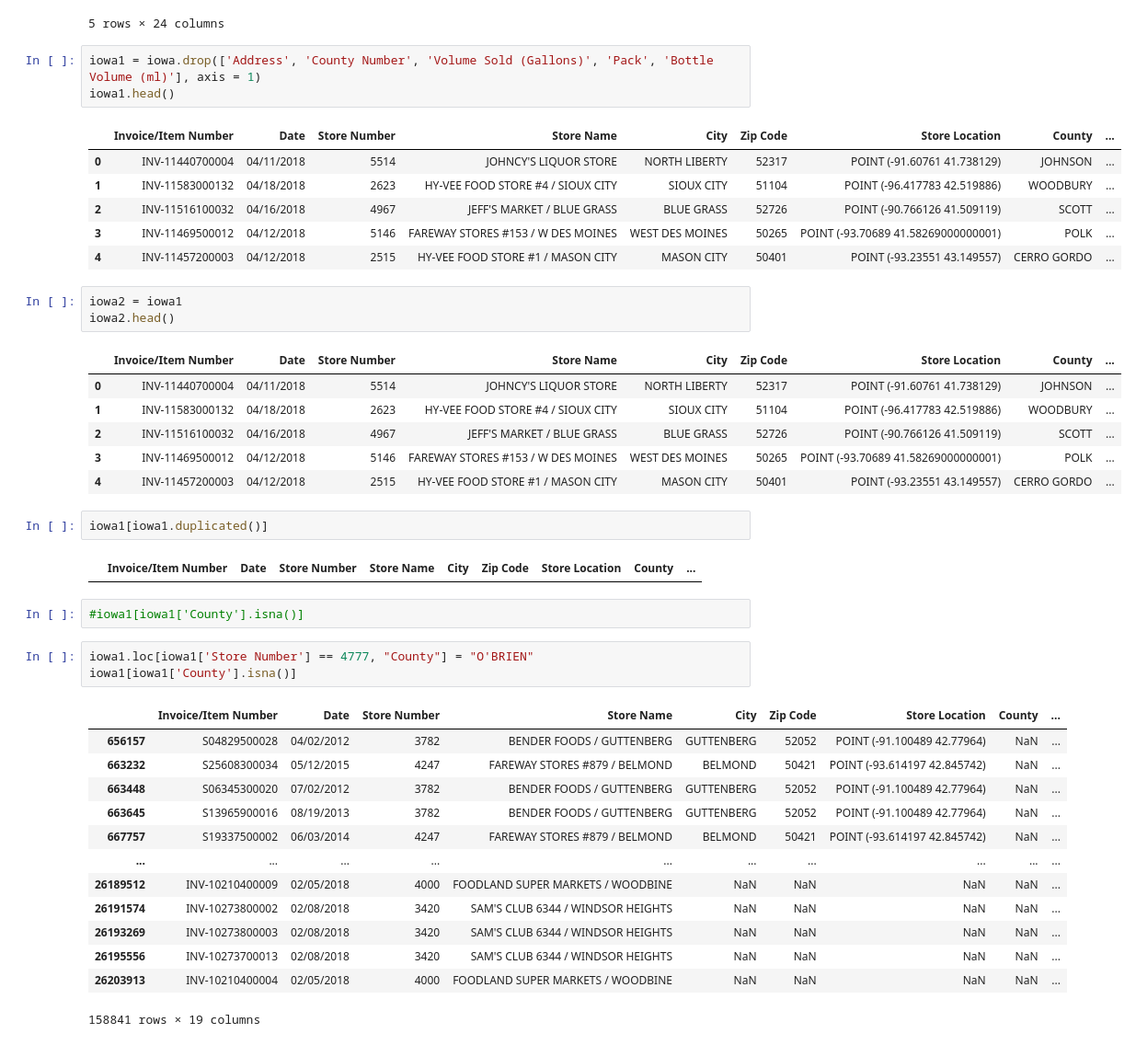
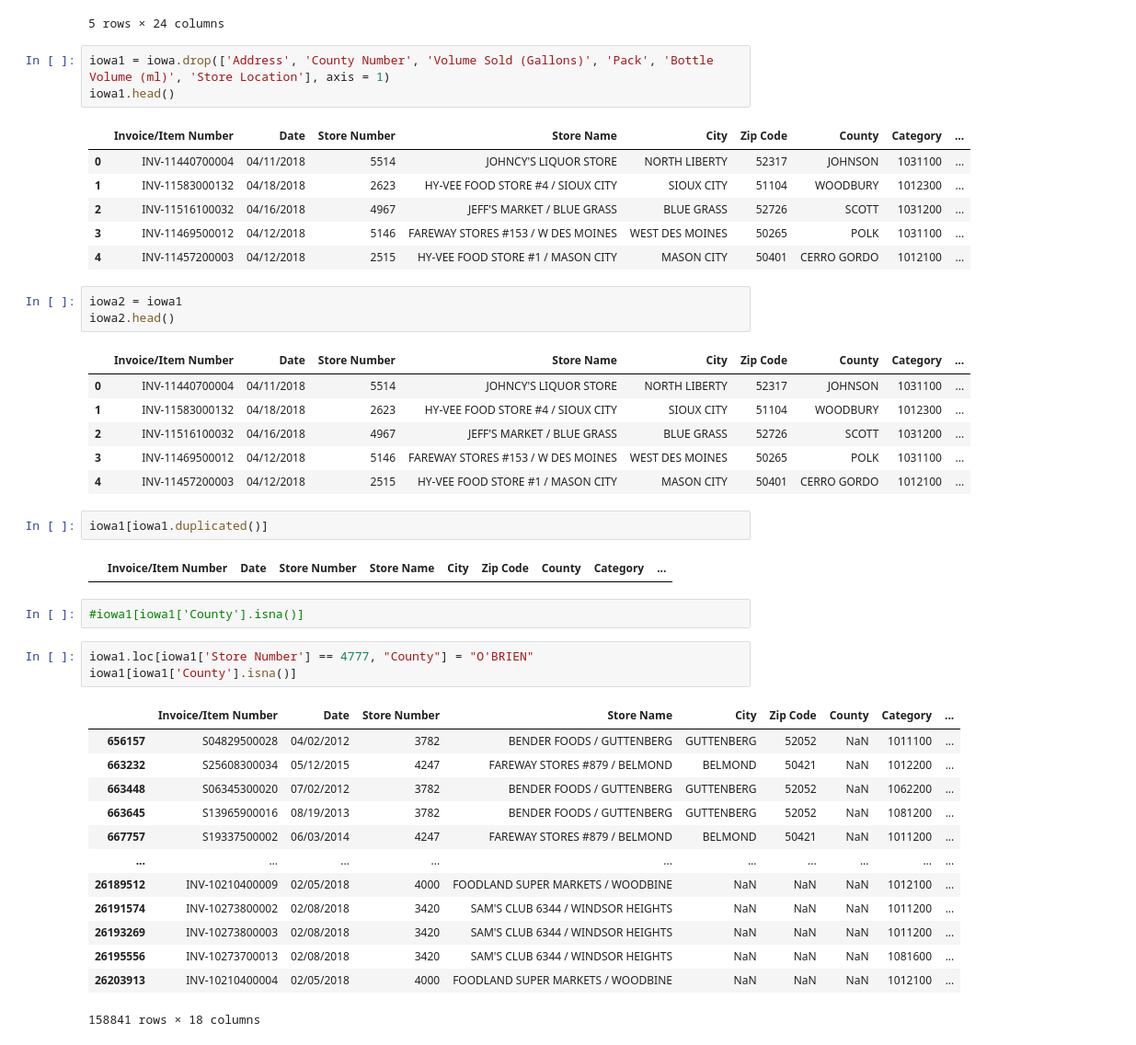
Before and after one commit to antrodtx/Iowa_liquor_Sales, a Jupyter notebook: IOWA_PROJECT.ipynb, the cells around one changed output. Shown: that part at 92% size. Cells and saved outputs as stored; diff of their text form.

```diff
--- a/IOWA_PROJECT.ipynb
+++ b/IOWA_PROJECT.ipynb
@@ -35,46 +35,46 @@ iowa.head()
 | 4 | INV-11457200003 | 04/12/2018 | 2515 | HY-VEE FOOD STORE #1 / MASON CITY | 2400 4TH ST SW | MASON CITY | 50401 | POINT (-93.23551 43.149557) | ... |
 5 rows × 24 columns
 # %%
-iowa1 = iowa.drop(['Address', 'County Number', 'Volume Sold (Gallons)', 'Pack', 'Bottle Volume (ml)'], axis = 1)
+iowa1 = iowa.drop(['Address', 'County Number', 'Volume Sold (Gallons)', 'Pack', 'Bottle Volume (ml)', 'Store Location'], axis = 1)
 iowa1.head()
 # %% [output]
-|  | Invoice/Item Number | Date | Store Number | Store Name | City | Zip Code | Store Location | County | ... |
-| 0 | INV-11440700004 | 04/11/2018 | 5514 | JOHNCY'S LIQUOR STORE | NORTH LIBERTY | 52317 | POINT (-91.60761 41.738129) | JOHNSON | ... |
-| 1 | INV-11583000132 | 04/18/2018 | 2623 | HY-VEE FOOD STORE #4 / SIOUX CITY | SIOUX CITY | 51104 | POINT (-96.417783 42.519886) | WOODBURY | ... |
-| 2 | INV-11516100032 | 04/16/2018 | 4967 | JEFF'S MARKET / BLUE GRASS | BLUE GRASS | 52726 | POINT (-90.766126 41.509119) | SCOTT | ... |
-| 3 | INV-11469500012 | 04/12/2018 | 5146 | FAREWAY STORES #153 / W DES MOINES | WEST DES MOINES | 50265 | POINT (-93.70689 41.58269000000001) | POLK | ... |
-| 4 | INV-11457200003 | 04/12/2018 | 2515 | HY-VEE FOOD STORE #1 / MASON CITY | MASON CITY | 50401 | POINT (-93.23551 43.149557) | CERRO GORDO | ... |
+|  | Invoice/Item Number | Date | Store Number | Store Name | City | Zip Code | County | Category | ... |
+| 0 | INV-11440700004 | 04/11/2018 | 5514 | JOHNCY'S LIQUOR STORE | NORTH LIBERTY | 52317 | JOHNSON | 1031100 | ... |
+| 1 | INV-11583000132 | 04/18/2018 | 2623 | HY-VEE FOOD STORE #4 / SIOUX CITY | SIOUX CITY | 51104 | WOODBURY | 1012300 | ... |
+| 2 | INV-11516100032 | 04/16/2018 | 4967 | JEFF'S MARKET / BLUE GRASS | BLUE GRASS | 52726 | SCOTT | 1031200 | ... |
+| 3 | INV-11469500012 | 04/12/2018 | 5146 | FAREWAY STORES #153 / W DES MOINES | WEST DES MOINES | 50265 | POLK | 1031100 | ... |
+| 4 | INV-11457200003 | 04/12/2018 | 2515 | HY-VEE FOOD STORE #1 / MASON CITY | MASON CITY | 50401 | CERRO GORDO | 1012100 | ... |
 # %%
 iowa2 = iowa1
 iowa2.head()
 # %% [output]
-|  | Invoice/Item Number | Date | Store Number | Store Name | City | Zip Code | Store Location | County | ... |
-| 0 | INV-11440700004 | 04/11/2018 | 5514 | JOHNCY'S LIQUOR STORE | NORTH LIBERTY | 52317 | POINT (-91.60761 41.738129) | JOHNSON | ... |
-| 1 | INV-11583000132 | 04/18/2018 | 2623 | HY-VEE FOOD STORE #4 / SIOUX CITY | SIOUX CITY | 51104 | POINT (-96.417783 42.519886) | WOODBURY | ... |
-| 2 | INV-11516100032 | 04/16/2018 | 4967 | JEFF'S MARKET / BLUE GRASS | BLUE GRASS | 52726 | POINT (-90.766126 41.509119) | SCOTT | ... |
-| 3 | INV-11469500012 | 04/12/2018 | 5146 | FAREWAY STORES #153 / W DES MOINES | WEST DES MOINES | 50265 | POINT (-93.70689 41.58269000000001) | POLK | ... |
-| 4 | INV-11457200003 | 04/12/2018 | 2515 | HY-VEE FOOD STORE #1 / MASON CITY | MASON CITY | 50401 | POINT (-93.23551 43.149557) | CERRO GORDO | ... |
+|  | Invoice/Item Number | Date | Store Number | Store Name | City | Zip Code | County | Category | ... |
+| 0 | INV-11440700004 | 04/11/2018 | 5514 | JOHNCY'S LIQUOR STORE | NORTH LIBERTY | 52317 | JOHNSON | 1031100 | ... |
+| 1 | INV-11583000132 | 04/18/2018 | 2623 | HY-VEE FOOD STORE #4 / SIOUX CITY | SIOUX CITY | 51104 | WOODBURY | 1012300 | ... |
+| 2 | INV-11516100032 | 04/16/2018 | 4967 | JEFF'S MARKET / BLUE GRASS | BLUE GRASS | 52726 | SCOTT | 1031200 | ... |
+| 3 | INV-11469500012 | 04/12/2018 | 5146 | FAREWAY STORES #153 / W DES MOINES | WEST DES MOINES | 50265 | POLK | 1031100 | ... |
+| 4 | INV-11457200003 | 04/12/2018 | 2515 | HY-VEE FOOD STORE #1 / MASON CITY | MASON CITY | 50401 | CERRO GORDO | 1012100 | ... |
 # %%
 iowa1[iowa1.duplicated()]
 # %% [output]
-|  | Invoice/Item Number | Date | Store Number | Store Name | City | Zip Code | Store Location | County | ... |
+|  | Invoice/Item Number | Date | Store Number | Store Name | City | Zip Code | County | Category | ... |
 # %%
 #iowa1[iowa1['County'].isna()]
 # %%
 iowa1.loc[iowa1['Store Number'] == 4777, "County"] = "O'BRIEN"
 iowa1[iowa1['County'].isna()]
 # %% [output]
-|  | Invoice/Item Number | Date | Store Number | Store Name | City | Zip Code | Store Location | County | ... |
-| 656157 | S04829500028 | 04/02/2012 | 3782 | BENDER FOODS / GUTTENBERG | GUTTENBERG | 52052 | POINT (-91.100489 42.77964) | NaN | ... |
-| 663232 | S25608300034 | 05/12/2015 | 4247 | FAREWAY STORES #879 / BELMOND | BELMOND | 50421 | POINT (-93.614197 42.845742) | NaN | ... |
-| 663448 | S06345300020 | 07/02/2012 | 3782 | BENDER FOODS / GUTTENBERG | GUTTENBERG | 52052 | POINT (-91.100489 42.77964) | NaN | ... |
-| 663645 | S13965900016 | 08/19/2013 | 3782 | BENDER FOODS / GUTTENBERG | GUTTENBERG | 52052 | POINT (-91.100489 42.77964) | NaN | ... |
-| 667757 | S19337500002 | 06/03/2014 | 4247 | FAREWAY STORES #879 / BELMOND | BELMOND | 50421 | POINT (-93.614197 42.845742) | NaN | ... |
+|  | Invoice/Item Number | Date | Store Number | Store Name | City | Zip Code | County | Category | ... |
+| 656157 | S04829500028 | 04/02/2012 | 3782 | BENDER FOODS / GUTTENBERG | GUTTENBERG | 52052 | NaN | 1011100 | ... |
+| 663232 | S25608300034 | 05/12/2015 | 4247 | FAREWAY STORES #879 / BELMOND | BELMOND | 50421 | NaN | 1012200 | ... |
+| 663448 | S06345300020 | 07/02/2012 | 3782 | BENDER FOODS / GUTTENBERG | GUTTENBERG | 52052 | NaN | 1062200 | ... |
+| 663645 | S13965900016 | 08/19/2013 | 3782 | BENDER FOODS / GUTTENBERG | GUTTENBERG | 52052 | NaN | 1081200 | ... |
+| 667757 | S19337500002 | 06/03/2014 | 4247 | FAREWAY STORES #879 / BELMOND | BELMOND | 50421 | NaN | 1011200 | ... |
 | ... | ... | ... | ... | ... | ... | ... | ... | ... | ... |
-| 26189512 | INV-10210400009 | 02/05/2018 | 4000 | FOODLAND SUPER MARKETS / WOODBINE | NaN | NaN | NaN | NaN | ... |
-| 26191574 | INV-10273800002 | 02/08/2018 | 3420 | SAM'S CLUB 6344 / WINDSOR HEIGHTS | NaN | NaN | NaN | NaN | ... |
-| 26193269 | INV-10273800003 | 02/08/2018 | 3420 | SAM'S CLUB 6344 / WINDSOR HEIGHTS | NaN | NaN | NaN | NaN | ... |
-| 26195556 | INV-10273700013 | 02/08/2018 | 3420 | SAM'S CLUB 6344 / WINDSOR HEIGHTS | NaN | NaN | NaN | NaN | ... |
-| 26203913 | INV-10210400004 | 02/05/2018 | 4000 | FOODLAND SUPER MARKETS / WOODBINE | NaN | NaN | NaN | NaN | ... |
+| 26189512 | INV-10210400009 | 02/05/2018 | 4000 | FOODLAND SUPER MARKETS / WOODBINE | NaN | NaN | NaN | 1012100 | ... |
+| 26191574 | INV-10273800002 | 02/08/2018 | 3420 | SAM'S CLUB 6344 / WINDSOR HEIGHTS | NaN | NaN | NaN | 1011200 | ... |
+| 26193269 | INV-10273800003 | 02/08/2018 | 3420 | SAM'S CLUB 6344 / WINDSOR HEIGHTS | NaN | NaN | NaN | 1011200 | ... |
+| 26195556 | INV-10273700013 | 02/08/2018 | 3420 | SAM'S CLUB 6344 / WINDSOR HEIGHTS | NaN | NaN | NaN | 1081600 | ... |
+| 26203913 | INV-10210400004 | 02/05/2018 | 4000 | FOODLAND SUPER MARKETS / WOODBINE | NaN | NaN | NaN | 1012100 | ... |
-158841 rows × 19 columns
+158841 rows × 18 columns
 # %%
```
Also changed, not shown: parts of 25 cells of this notebook, 1 other file.
